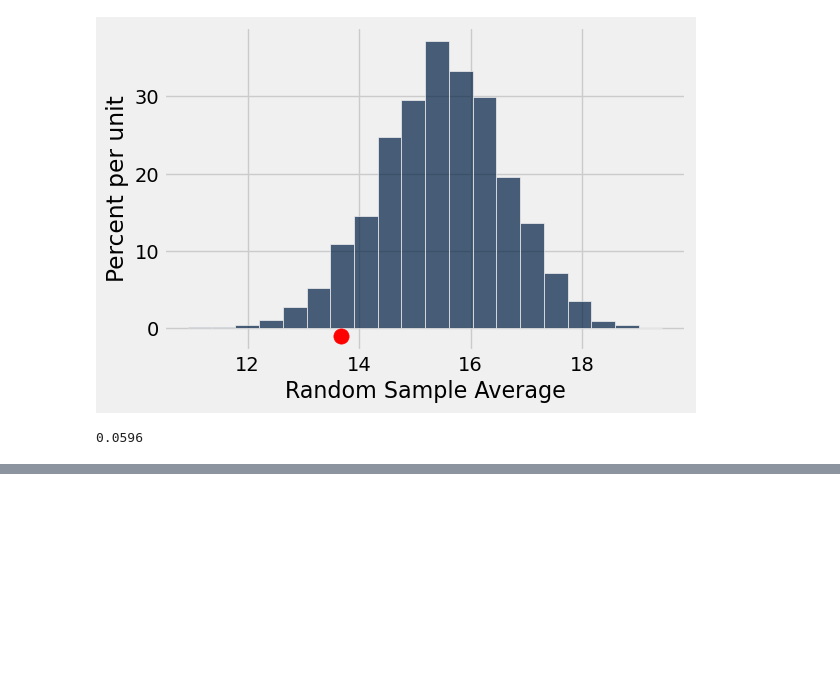
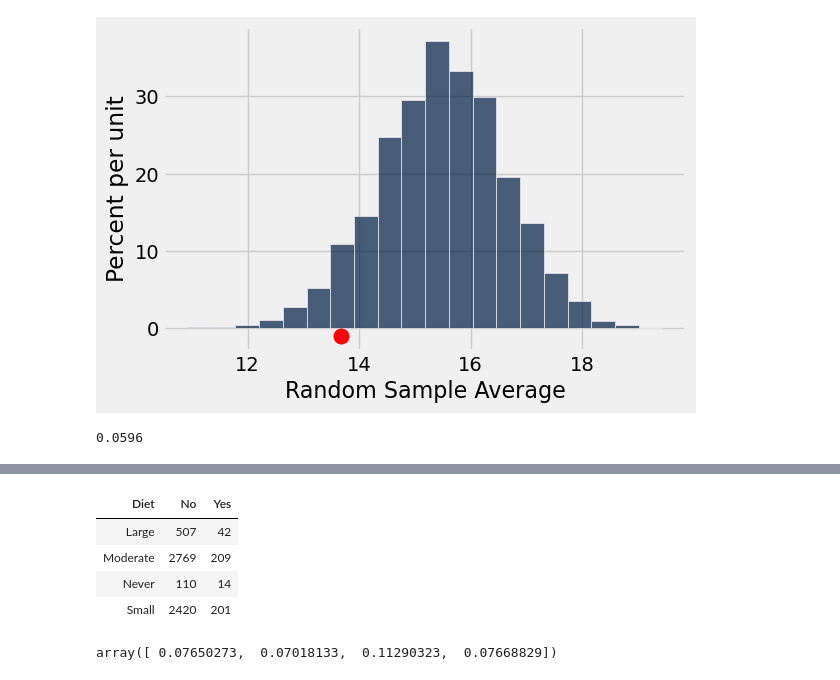
Before and after one commit to lawtonsclass/f24-code-from-class, a Jupyter notebook: data8-practice/ch11.ipynb, the cells around one changed output, grey strips where cells are left out. Saved outputs shown, nothing was run; the diff lists cells and outputs as text; code cells hidden in the pictures; blank space fills up the shorter version.

```diff
--- a/data8-practice/ch11.ipynb
+++ b/data8-practice/ch11.ipynb
@@ -333,0 +372,13 @@ np.count_nonzero(sample_averages <= section_3_average) / simulations
+# %%
+diet.pivot('Cancer', 'Diet')
+# %% [output]
+| Diet | No | Yes |
+| Large | 507 | 42 |
+| Moderate | 2769 | 209 |
+| Never | 110 | 14 |
+| Small | 2420 | 201 |
+# %%
+diet2 = diet.pivot('Cancer', 'Diet')
+diet2.column('Yes') / (diet2.column('Yes') + diet2.column('No'))
+# %% [output]
+array([ 0.07650273,  0.07018133,  0.11290323,  0.07668829])
```
Also changed, not shown: parts of 14 cells of this notebook, 1 other file.
